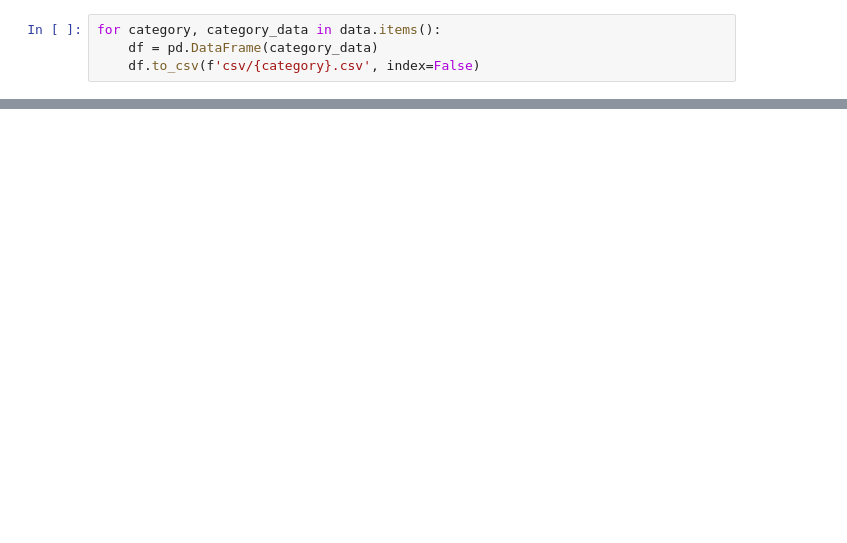
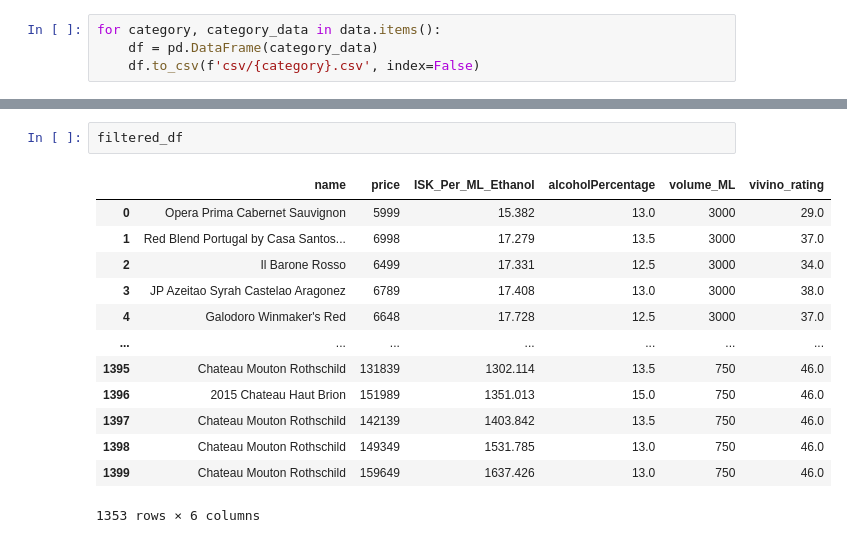
Before and after one commit to ivamtra/Vinbudin, a Jupyter notebook: notebook.ipynb, the cells around one changed output, grey strips where cells are left out. Saved outputs shown, nothing was run; the diff lists cells and outputs as text; blank space fills up the shorter version.

```diff
--- a/notebook.ipynb
+++ b/notebook.ipynb
@@ -46,0 +86,16 @@ for category, category_data in data.items():
+# %%
+filtered_df
+# %% [output]
+|  | name | price | ISK_Per_ML_Ethanol | alcoholPercentage | volume_ML | vivino_rating |
+| 0 | Opera Prima Cabernet Sauvignon | 5999 | 15.382 | 13.0 | 3000 | 29.0 |
+| 1 | Red Blend Portugal by Casa Santos... | 6998 | 17.279 | 13.5 | 3000 | 37.0 |
+| 2 | Il Barone Rosso | 6499 | 17.331 | 12.5 | 3000 | 34.0 |
+| 3 | JP Azeitao Syrah Castelao Aragonez | 6789 | 17.408 | 13.0 | 3000 | 38.0 |
+| 4 | Galodoro Winmaker's Red | 6648 | 17.728 | 12.5 | 3000 | 37.0 |
+| ... | ... | ... | ... | ... | ... | ... |
+| 1395 | Chateau Mouton Rothschild | 131839 | 1302.114 | 13.5 | 750 | 46.0 |
+| 1396 | 2015 Chateau Haut Brion | 151989 | 1351.013 | 15.0 | 750 | 46.0 |
+| 1397 | Chateau Mouton Rothschild | 142139 | 1403.842 | 13.5 | 750 | 46.0 |
+| 1398 | Chateau Mouton Rothschild | 149349 | 1531.785 | 13.0 | 750 | 46.0 |
+| 1399 | Chateau Mouton Rothschild | 159649 | 1637.426 | 13.0 | 750 | 46.0 |
+1353 rows × 6 columns
```
Also changed, not shown: parts of 12 cells of this notebook, 2 other files.
